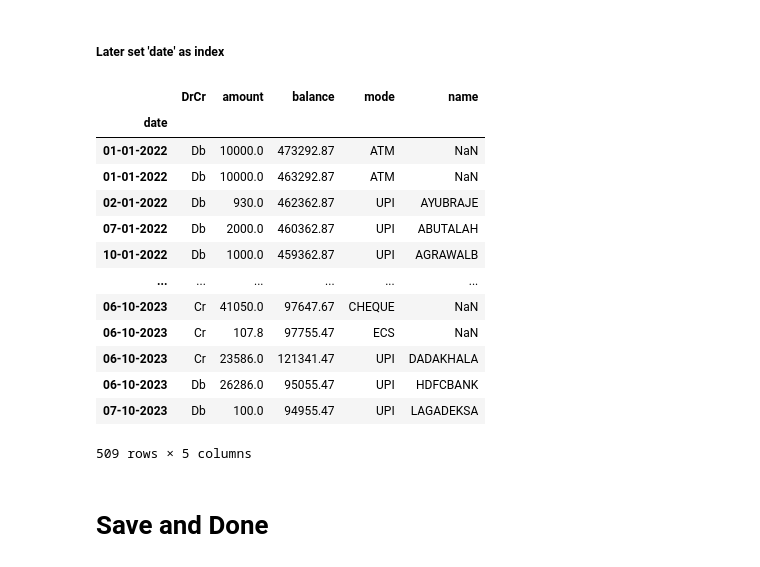
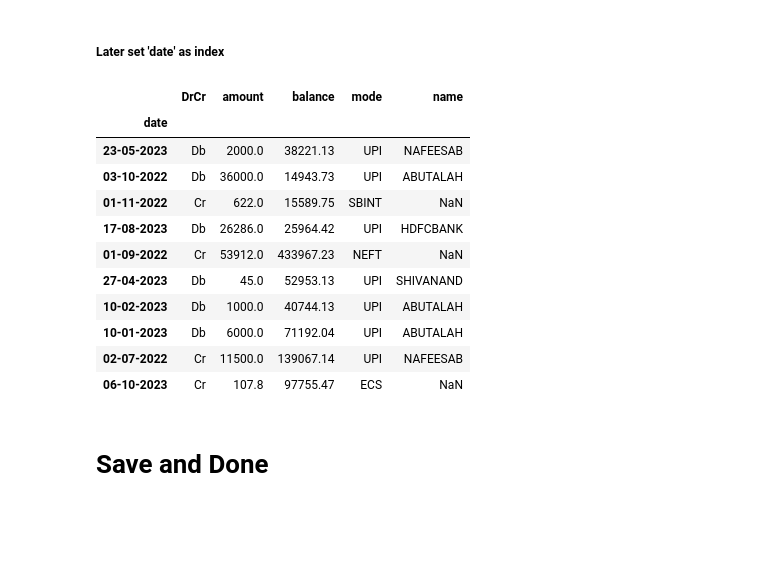
Before and after one commit to AbuManiyar/pdf-to-csv-to-eda, a Jupyter notebook: bank_statement.ipynb, the cells around one changed output. Saved outputs shown, nothing was run; the diff lists cells and outputs as text; code cells hidden in the pictures; blank space fills up the shorter version.

```diff
--- a/bank_statement.ipynb
+++ b/bank_statement.ipynb
@@ -360,22 +360,20 @@ df2['name'] = pd.Series(data=names,index=upi_transactions.index)
 # %% [markdown]
 ##### Later set 'date' as index
 # %%
-df2
+df2.sample(10)
 # %% [output]
 |  | DrCr | amount | balance | mode | name |
 | date |  |  |  |  |  |
-| 01-01-2022 | Db | 10000.0 | 473292.87 | ATM | NaN |
-| 01-01-2022 | Db | 10000.0 | 463292.87 | ATM | NaN |
-| 02-01-2022 | Db | 930.0 | 462362.87 | UPI | AYUBRAJE |
-| 07-01-2022 | Db | 2000.0 | 460362.87 | UPI | ABUTALAH |
-| 10-01-2022 | Db | 1000.0 | 459362.87 | UPI | AGRAWALB |
-| ... | ... | ... | ... | ... | ... |
-| 06-10-2023 | Cr | 41050.0 | 97647.67 | CHEQUE | NaN |
+| 23-05-2023 | Db | 2000.0 | 38221.13 | UPI | NAFEESAB |
+| 03-10-2022 | Db | 36000.0 | 14943.73 | UPI | ABUTALAH |
+| 01-11-2022 | Cr | 622.0 | 15589.75 | SBINT | NaN |
+| 17-08-2023 | Db | 26286.0 | 25964.42 | UPI | HDFCBANK |
+| 01-09-2022 | Cr | 53912.0 | 433967.23 | NEFT | NaN |
+| 27-04-2023 | Db | 45.0 | 52953.13 | UPI | SHIVANAND |
+| 10-02-2023 | Db | 1000.0 | 40744.13 | UPI | ABUTALAH |
+| 10-01-2023 | Db | 6000.0 | 71192.04 | UPI | ABUTALAH |
+| 02-07-2022 | Cr | 11500.0 | 139067.14 | UPI | NAFEESAB |
 | 06-10-2023 | Cr | 107.8 | 97755.47 | ECS | NaN |
-| 06-10-2023 | Cr | 23586.0 | 121341.47 | UPI | DADAKHALA |
-| 06-10-2023 | Db | 26286.0 | 95055.47 | UPI | HDFCBANK |
-| 07-10-2023 | Db | 100.0 | 94955.47 | UPI | LAGADEKSA |
-509 rows × 5 columns
 # %% [markdown]
 # Save and Done
 # %%
```
Also changed, not shown: 1 other file.
